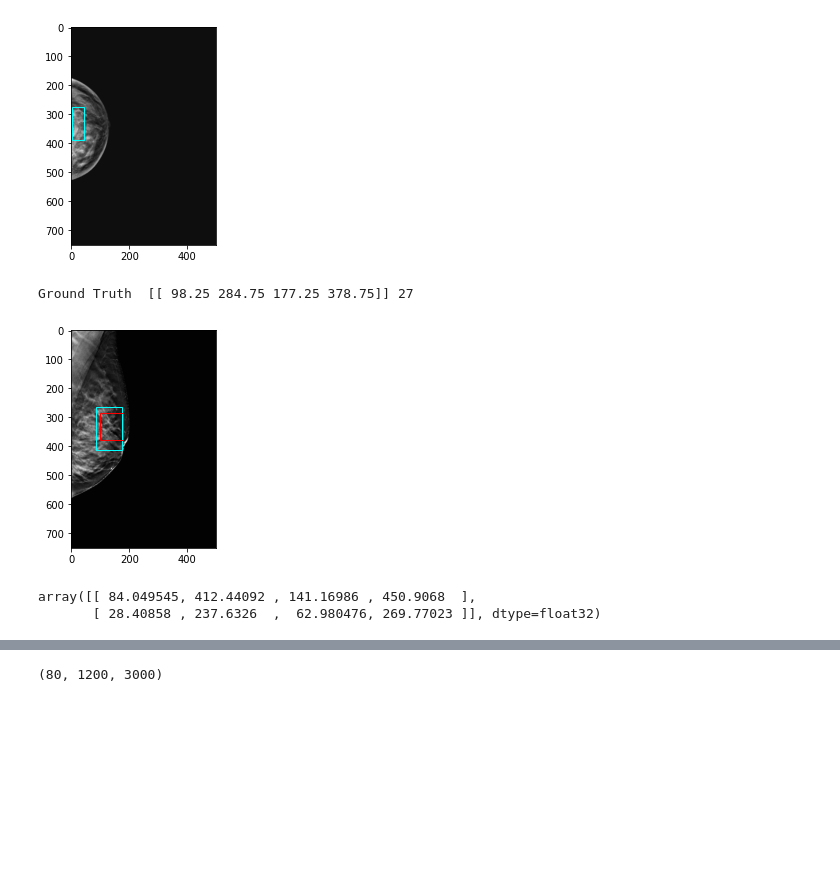
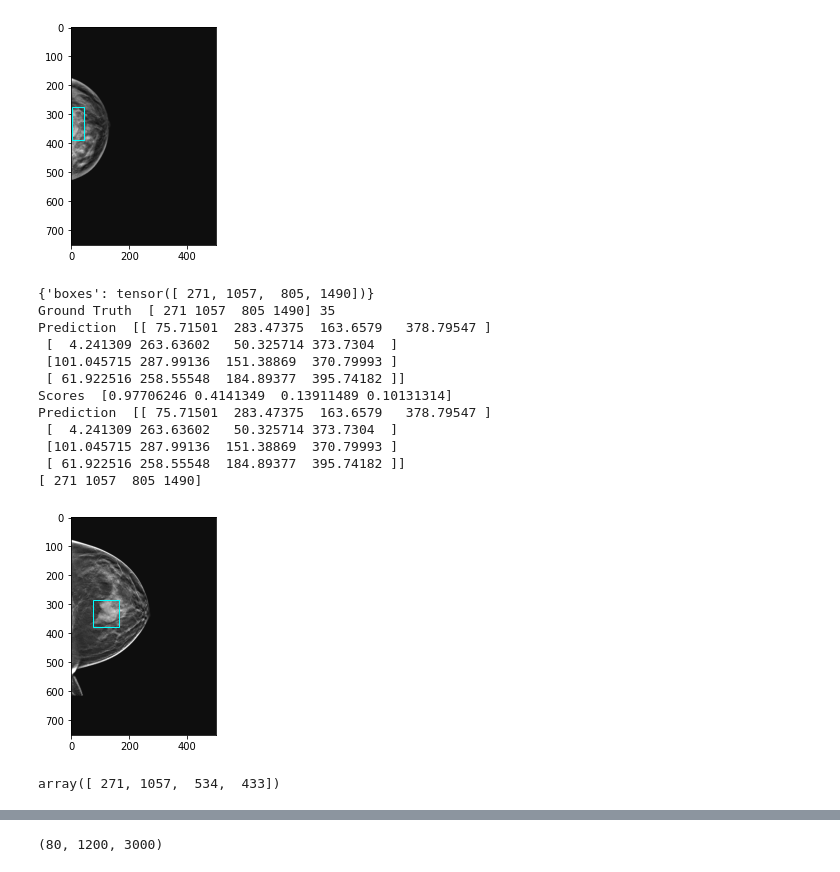
Before and after one commit to PranjalSahu/SEMISUNET, a Jupyter notebook: dbtnet.ipynb, the cells around one changed output, grey strips where cells are left out. Cells and saved outputs as stored; diff of their text form; code cells hidden in the pictures; blank space fills up the shorter version.

```diff
--- a/dbtnet.ipynb
+++ b/dbtnet.ipynb
@@ -1737,5 +1828,5 @@ Validation Iteration #50 loss: 0.10438358038663864
 # %%
-# [STAR] For Obtaining the result on Validation set of the Challenge
+# [STAR] Temporary
 
 def collate_fn(batch):
     return tuple(zip(*batch))
@@ -1777,11 +1868,16 @@ import pickle
 #shuffle_index = shuffle_index[150:]
 
 
-for i in tqdm(range(150, 200)):
+for i in tqdm(range(150, 151)):
     #if i in shuffle_index:
     print('Processing ', i)
     #else:
     #    continue
+    #box_series  = df.iloc[i]
+    #view        = box_series["View"]
+    #slice_index = box_series["Slice"]
+    #image_path  = os.path.join(basepath, box_series["descriptive_path"])
+    #print(box_series)
 
     valid_dataset     = DBTDatasetValidationTrain(val_index=i)
     #valid_dataset     = DBTDataset(train_set=0)
@@ -1860,0 +1923,9 @@ File reading done  (76, 2457, 1996)
+# %%
+#plt.plot(all_scores)
+a1 = []
+for k in all_scores:
+    if len(k) > 0:
+        a1.append(k[0])
+    else:
+        a1.append(0)
+plt.plot(a1)
@@ -2135,7 +2153,7 @@ print('Total validation length ', len(df))
 #shuffle_index = shuffle_index[150:]
 
 
-for case_index in range(150, 200):
+for case_index in range(150, 151):
     #if case_index not in shuffle_index:
     #    continue
 
@@ -2144,9 +2162,12 @@ for case_index in range(150, 200):
     StudyUID    = box_series["StudyUID"]
     view_name   = box_series["View"]
 
-    #img        = np.load('/media/drilnvm/ubuntudata2/DBTEx_numpy/vol_'+str(case_index)+'.npy')
+
+    img        = np.load('/media/drilnvm/ubuntudata2/DBTEx_numpy1/val_vol_'+str(case_index)+'.npy')
     all_target = pickle.load(open('/media/drilnvm/ubuntudata2/DBTEx_numpy2/val_target_'+str(case_index)+'.data', 'rb'))
     all_scores = pickle.load(open('/media/drilnvm/ubuntudata2/DBTEx_numpy2/val_score_'+str(case_index)+'.data', 'rb'))
+
+    print(PatientID, StudyUID, view_name, img.shape, len(all_target), len(all_scores))
 
     d_init_x = -1
     d_init_y = -1
@@ -2259,7 +2266,7 @@ print(peaks)
 [42]
 [figure]
 # %%
-case_index   = random.randint(0, len(valid_dataset))
+case_index   = 0#random.randint(0, len(valid_dataset))
 img, all_target, _    = valid_dataset[case_index]
 img          = img.astype('float32')
 #img        = a.astype('float32')
@@ -2354,11 +2361,13 @@ for images, targets, image_ids in valid_data_loader:
 # [STAR] Code to compare the ground truth and predicted mask
 
 
-
-case_index        = random.randint(0, len(valid_dataset)-1)
+case_index   = 35#random.randint(0, len(valid_dataset)-1)
 images, b, c = valid_dataset[case_index]
+print(b)
 
 print('Ground Truth ', b['boxes'].data.cpu().numpy(), case_index)
+print('Prediction ', all_target[case_index])
+print('Scores ', all_scores[case_index])
 
 plt.imshow(images[0], cmap='gray')
 ax   = plt.gca()
@@ -2367,42 +2376,54 @@ ax   = plt.gca()
 #     #print(all_target1[index])
 #     #print(all_scores1[index])
 
 #     temp  = all_target1[case_index]
 #     index = 0
 #     rect  = patches.Rectangle((temp[index][0], temp[index][1]), temp[index][2]-temp[index][0], temp[index][3]-temp[index][1], linewidth=1, edgecolor='yellow', fill = False)
 #     ax.add_patch(rect)
 # else:
 #     print('Not found 9')
 
 if(len(all_target[case_index]) > 0):
     #print(all_target[index])
     #print(all_scores[index])
 
     temp  = all_target[case_index]
+    print('Prediction ', temp)
     index = 0
     rect  = patches.Rectangle((temp[index][0], temp[index][1]), temp[index][2]-temp[index][0], temp[index][3]-temp[index][1], linewidth=1, edgecolor='cyan', fill = False)
     ax.add_patch(rect)
 else:
     print('Not found 8')
 
-temp  = b['boxes'].data.cpu().numpy()#all_target[index]
+temp  = b['boxes'].data.cpu().numpy()//4#all_target[index]
 index = 0
-rect  = patches.Rectangle((temp[index][0], temp[index][1]), temp[index][2]-temp[index][0], temp[index][3]-temp[index][1], linewidth=1, edgecolor='red', fill = False)
+print(temp)
+rect  = patches.Rectangle((temp[0], temp[1]), temp[2]-temp[0], temp[3]-temp[1], linewidth=2, edgecolor='red', fill = False)
 ax.add_patch(rect)
 
 
 #rect = patches.Rectangle((0, 0), 500, 100, linewidth=2, edgecolor='cyan', fill = False)
 
 plt.show()
 case_index = case_index+1
 # %% [output]
-Ground Truth  [[ 98.25 284.75 177.25 378.75]] 27
+{'boxes': tensor([ 271, 1057,  805, 1490])}
+Ground Truth  [ 271 1057  805 1490] 35
+Prediction  [[ 75.71501  283.47375  163.6579   378.79547 ]
+ [  4.241309 263.63602   50.325714 373.7304  ]
+ [101.045715 287.99136  151.38869  370.79993 ]
+ [ 61.922516 258.55548  184.89377  395.74182 ]]
+Scores  [0.97706246 0.4141349  0.13911489 0.10131314]
+Prediction  [[ 75.71501  283.47375  163.6579   378.79547 ]
+ [  4.241309 263.63602   50.325714 373.7304  ]
+ [101.045715 287.99136  151.38869  370.79993 ]
+ [ 61.922516 258.55548  184.89377  395.74182 ]]
+[ 271 1057  805 1490]
-[figure, old version]
+[figure, new version]
-# %%
-all_target[case_index-1]
-# %% [output]
-array([[ 84.049545, 412.44092 , 141.16986 , 450.9068  ],
-       [ 28.40858 , 237.6326  ,  62.980476, 269.77023 ]], dtype=float32)
+# %%
+b['boxes'].data.cpu().numpy()
+# %% [output]
+array([ 271, 1057,  534,  433])
 # %%
 # Error cases for fasterrcnn_resnet50_dbt15.pth
 Ground Truth  [[ 10.75 304.    51.25 333.75]] 5
```
Also changed, not shown: parts of 16 cells of this notebook.
